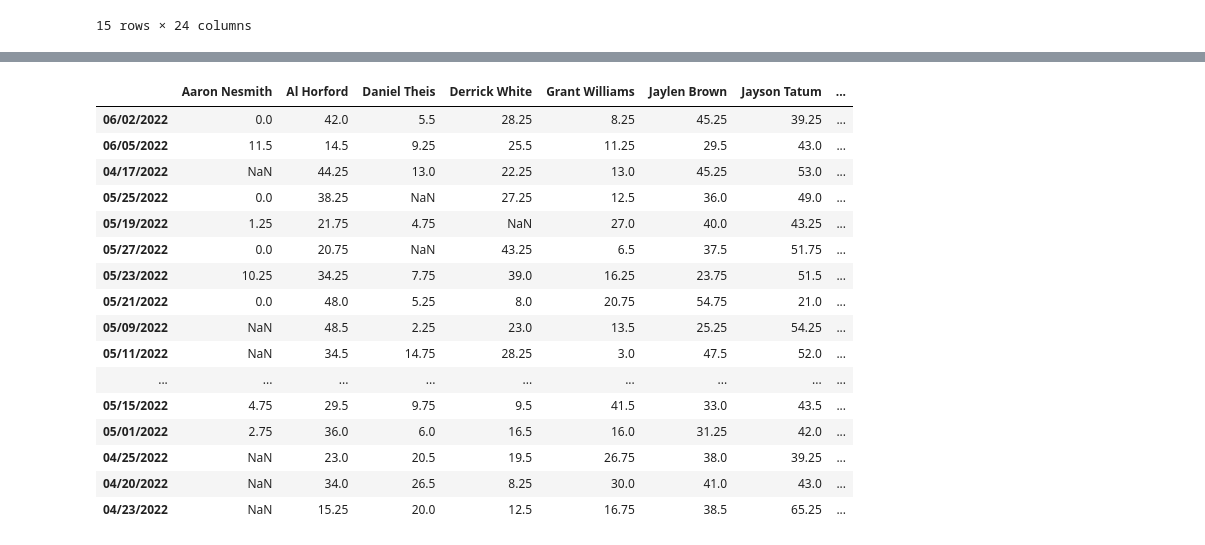
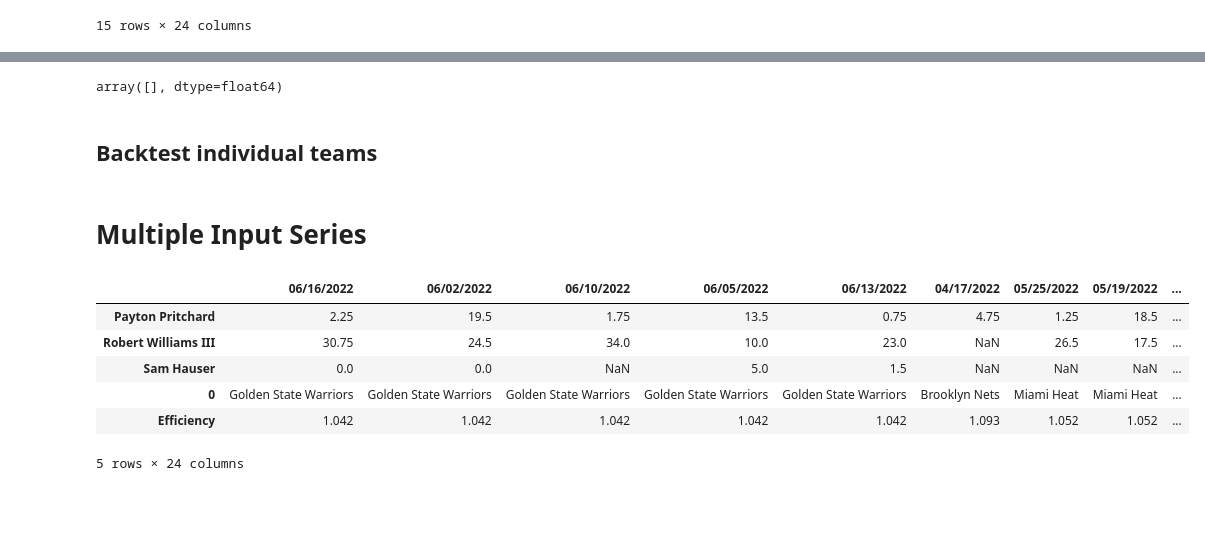
Before and after one commit to evanbruno617/Sports_betting, a Jupyter notebook: NBA/prediction_LSTM.ipynb, the cells around one changed output, grey strips where cells are left out. Saved outputs shown, nothing was run; the diff lists cells and outputs as text; code cells hidden in the pictures; blank space fills up the shorter version.

```diff
--- a/NBA/prediction_LSTM.ipynb
+++ b/NBA/prediction_LSTM.ipynb
@@ -284,7 +417,7 @@ for directory in directorys:
         rent_rate = list(tester[column].dropna())
         # number of steps
         n_steps = 3
-        if len(rent_rate) < 5:
+        if len(rent_rate) < 6:
             continue
         X, y = split_sequence(rent_rate, n_steps)
         # summarize the data
@@ -474,7 +574,7 @@ for directory in directorys:
             # sequence
             rent_rate = list(results[column].dropna())
             # number of steps
-            n_steps = 3
+            n_steps = 5
             if len(rent_rate) < 5:
                 continue
             X, y = split_sequence(rent_rate, n_steps)
@@ -495,7 +595,7 @@ for directory in directorys:
             model.fit(X, y, epochs=200, verbose=0)
 
             # demonstrate prediction
-            x_input = array(rent_rate[-3:])
+            x_input = array(rent_rate[-5:])
             x_input = x_input.reshape((1, n_steps, n_features))
             yhat = model.predict(x_input, verbose=0)
             add[column] = yhat.tolist()[0][0]
@@ -539,7 +639,7 @@ for directory in directorys:
             # sequence
             rent_rate = list(main[column].dropna())
             # number of steps
-            n_steps = 3
+            n_steps = 5
             if len(rent_rate) < 5:
                 continue
             X, y = split_sequence(rent_rate, n_steps)
@@ -560,7 +660,7 @@ for directory in directorys:
             model.fit(X, y, epochs=200, verbose=0)
 
             # demonstrate prediction
-            x_input = array(rent_rate[-3:])
+            x_input = array(rent_rate[-5:])
             x_input = x_input.reshape((1, n_steps, n_features))
             yhat = model.predict(x_input, verbose=0)
             add[column] = yhat.tolist()[0][0]
@@ -594,3 +694,0 @@ Sam Hauser
-# %%
-for i in tester.loc[tester[0] == directory]["Datetime"]:
-    print(i)
@@ -667,3 +694,0 @@ tester.index.tolist()[0]
-# %%
-for i in tester.loc[tester[0] == 'Golden State Warriors']["Datetime"]:
-    t
@@ -677,20 +695,6 @@ for i in tester.loc[tester[0] == 'Golden State Warriors']["Datetime"]:
-# %%
-tester.loc[tester["Datetime"] < i]
-# %% [output]
-|  | Aaron Nesmith | Al Horford | Daniel Theis | Derrick White | Grant Williams | Jaylen Brown | Jayson Tatum | ... |
-| 06/02/2022 | 0.0 | 42.0 | 5.5 | 28.25 | 8.25 | 45.25 | 39.25 | ... |
-| 06/05/2022 | 11.5 | 14.5 | 9.25 | 25.5 | 11.25 | 29.5 | 43.0 | ... |
-| 04/17/2022 | NaN | 44.25 | 13.0 | 22.25 | 13.0 | 45.25 | 53.0 | ... |
-| 05/25/2022 | 0.0 | 38.25 | NaN | 27.25 | 12.5 | 36.0 | 49.0 | ... |
-| 05/19/2022 | 1.25 | 21.75 | 4.75 | NaN | 27.0 | 40.0 | 43.25 | ... |
-| 05/27/2022 | 0.0 | 20.75 | NaN | 43.25 | 6.5 | 37.5 | 51.75 | ... |
-| 05/23/2022 | 10.25 | 34.25 | 7.75 | 39.0 | 16.25 | 23.75 | 51.5 | ... |
-| 05/21/2022 | 0.0 | 48.0 | 5.25 | 8.0 | 20.75 | 54.75 | 21.0 | ... |
-| 05/09/2022 | NaN | 48.5 | 2.25 | 23.0 | 13.5 | 25.25 | 54.25 | ... |
-| 05/11/2022 | NaN | 34.5 | 14.75 | 28.25 | 3.0 | 47.5 | 52.0 | ... |
-| ... | ... | ... | ... | ... | ... | ... | ... | ... |
-| 05/15/2022 | 4.75 | 29.5 | 9.75 | 9.5 | 41.5 | 33.0 | 43.5 | ... |
-| 05/01/2022 | 2.75 | 36.0 | 6.0 | 16.5 | 16.0 | 31.25 | 42.0 | ... |
-| 04/25/2022 | NaN | 23.0 | 20.5 | 19.5 | 26.75 | 38.0 | 39.25 | ... |
-| 04/20/2022 | NaN | 34.0 | 26.5 | 8.25 | 30.0 | 41.0 | 43.0 | ... |
-| 04/23/2022 | NaN | 15.25 | 20.0 | 12.5 | 16.75 | 38.5 | 65.25 | ... |
+# %%
+X
+# %% [output]
+array([], dtype=float64)
+# %% [markdown]
+## Backtest individual teams
@@ -696,0 +792,37 @@ tester.loc[tester["Datetime"] < i]
+# %% [markdown]
+# Multiple Input Series
+# %%
+eff = pd.read_csv("Team_defensive_efficency.csv")
+
+efficiency = {}
+
+for name in opponents:
+    team = opponents[name]
+    team_name = team.split(" ")
+
+    team_opp = team_name[0]
+
+    if team_name[0] == ("Golden" or "New"):
+        team_opp = f"{team_name[0]} {team_name[1]}"
+
+    if team_name[0] == "Los":
+        team_opp = f"LA {team_name[2]}"
+
+
+    efficiency[name] = eff.loc[eff["Unnamed: 0"] == team_opp]["2021"].values[0]
+
+eff_df = pd.DataFrame.transpose(pd.DataFrame.from_dict(efficiency, orient="index"))
+
+eff_df.index = ["Efficiency"]
+
+data_efficiency_df = data_df.append(eff_df)
+
+data_efficiency_df.tail()
+# %% [output]
+|  | 06/16/2022 | 06/02/2022 | 06/10/2022 | 06/05/2022 | 06/13/2022 | 04/17/2022 | 05/25/2022 | 05/19/2022 | ... |
+| Payton Pritchard | 2.25 | 19.5 | 1.75 | 13.5 | 0.75 | 4.75 | 1.25 | 18.5 | ... |
+| Robert Williams III | 30.75 | 24.5 | 34.0 | 10.0 | 23.0 | NaN | 26.5 | 17.5 | ... |
+| Sam Hauser | 0.0 | 0.0 | NaN | 5.0 | 1.5 | NaN | NaN | NaN | ... |
+| 0 | Golden State Warriors | Golden State Warriors | Golden State Warriors | Golden State Warriors | Golden State Warriors | Brooklyn Nets | Miami Heat | Miami Heat | ... |
+| Efficiency | 1.042 | 1.042 | 1.042 | 1.042 | 1.042 | 1.093 | 1.052 | 1.052 | ... |
+5 rows × 24 columns
```
Also changed, not shown: parts of 30 cells of this notebook, 5 other files.
